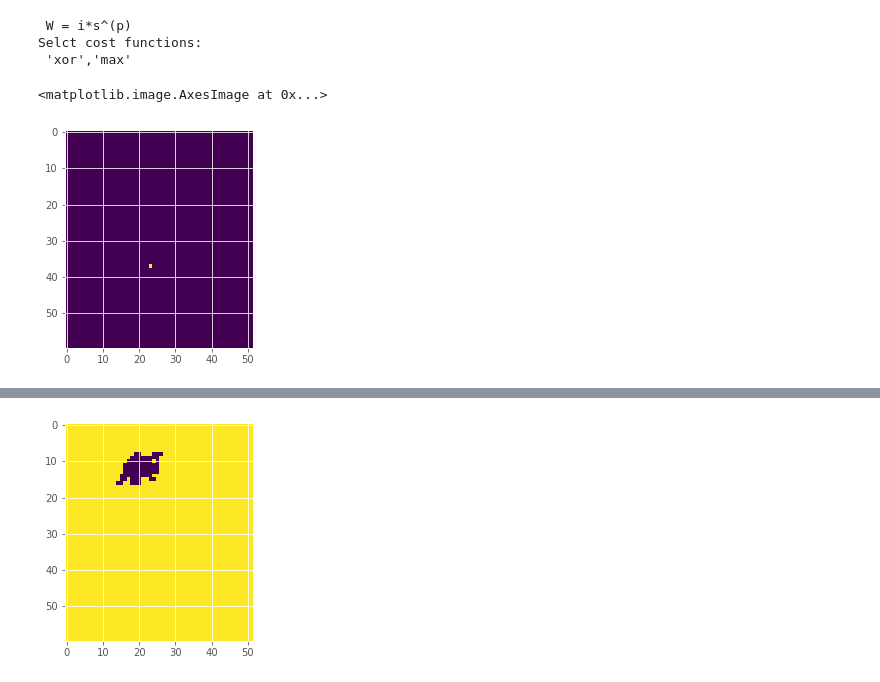
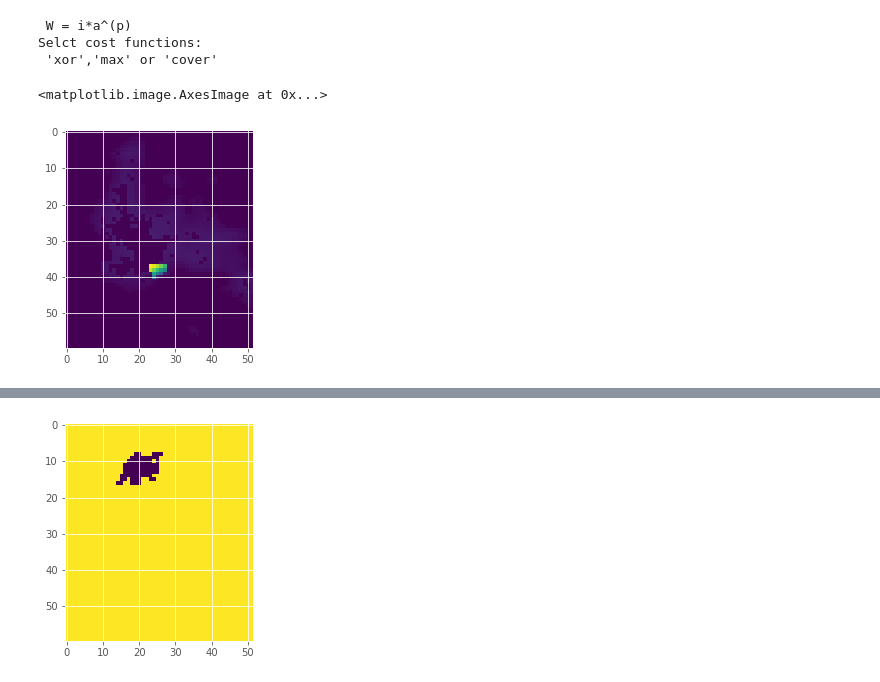
Before and after one commit to rdglpz/optimal_light_sensor_location, a Jupyter notebook: main_poc.ipynb, the cells around one changed output, grey strips where cells are left out. Cells and saved outputs as stored; diff of their text form; code cells hidden in the pictures.

```diff
--- a/main_poc.ipynb
+++ b/main_poc.ipynb
@@ -24,38 +24,38 @@ sigma_y = 0.5
 sigma_x = 0.5
 sigma = [sigma_y,sigma_x]
 
 #Loading precalculated local and directed empirical variograms
 data = pd.read_csv("th100_atol_15_dirdelta_1.csv")
 variogram_set = np.array(data.iloc[:,3:])
 variograms = variogram_set.reshape(len(variogram_set),nonsat.shape[0],nonsat.shape[1])
 coords = np.array(data.iloc[:,1:3])
 
 #NLTI: luminance
 luminance = ps.readIMG(ilumina)
 
 #EAM: Environtmental attention map is the importance
 EAM = ps.readIMG(niveles,invert=True)
-EAM[37][23]+=1
+#EAM[37][23]+=1
 
 nonsat = ps.desaturate(luminance,th=62)
 NLTI = sp.ndimage.filters.gaussian_filter(nonsat, sigma, mode='constant')
-sensitivity = ps.f6(NLTI,EAM,p=24)
+sensitivity = ps.f5(NLTI,EAM,15)
 
 
-aptitude = apt.SensorFitness(NLTI,EAM,sensitivity,variograms,coords)
+aptitude = netfit.NetworkFitness(NLTI,EAM,sensitivity,variograms,coords)
 
 
-aptitude.selectFitnessFunction("cover")
+aptitude.selectFitnessFunction("max")
 f = aptitude.f
 
 X = np.array([37,23])
 f(X)
 
 plt.imshow(sensitivity)
 # %% [output]
- W = i*s^(p)
+ W = i*a^(p)
 Selct cost functions:
- 'xor','max'
+ 'xor','max' or 'cover'
 <matplotlib.image.AxesImage at 0x...>
-[figure, old version]
+[figure, new version]
 # %%
```
Also changed, not shown: parts of 17 cells of this notebook, 2 other files.
